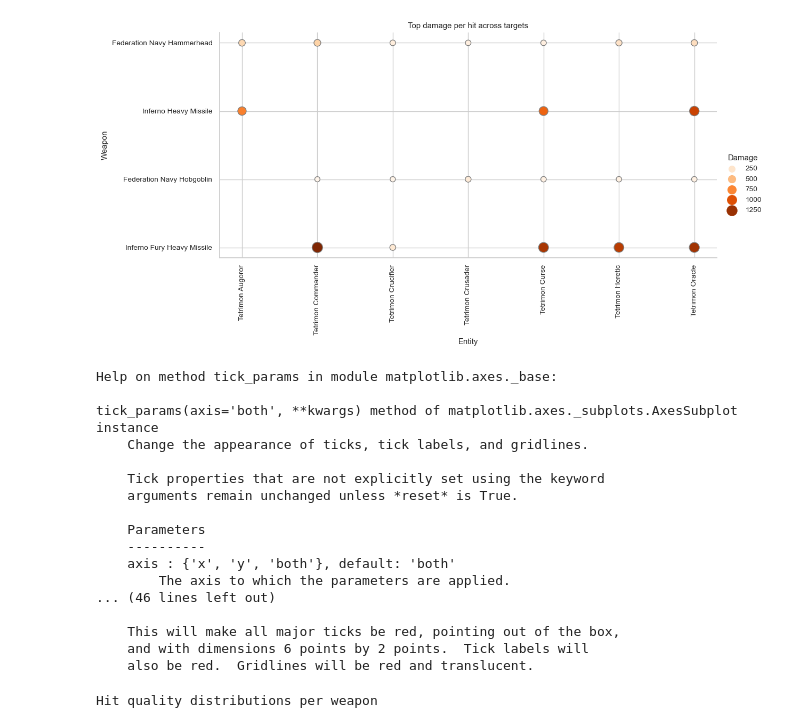
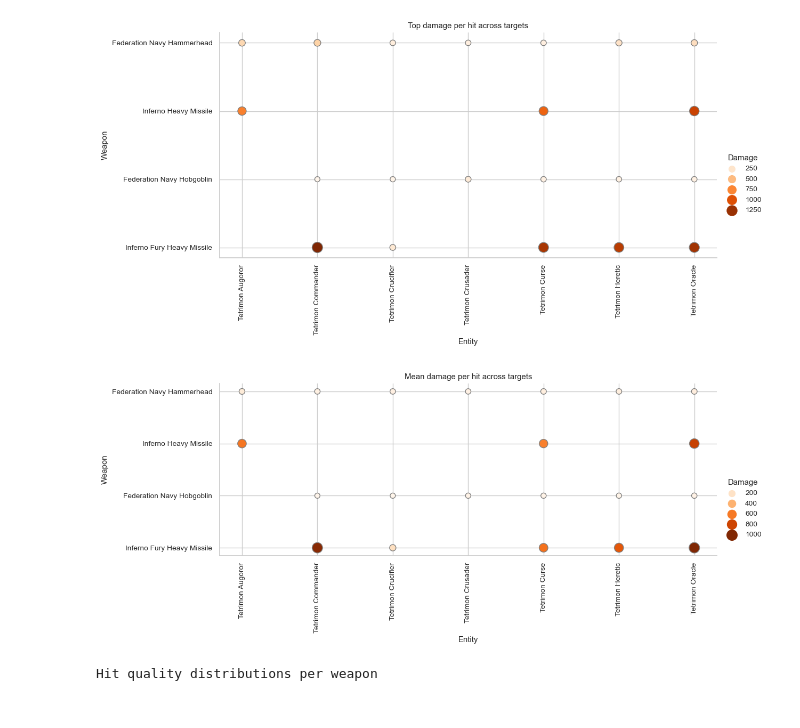
Before and after one commit to mislavskii/EvELogs, a Jupyter notebook: CombatInteractions-DJ.ipynb, the cells around one changed output. Cells and saved outputs as stored; diff of their text form; code cells hidden in the pictures.

```diff
--- a/CombatInteractions-DJ.ipynb
+++ b/CombatInteractions-DJ.ipynb
@@ -36,7 +39,7 @@ def pie_exploder(vals):
 ## 1. Data selection and acquisition.
 # %%
 # Gamelogs directory path - unique for each user. CHANGE TO YOUR VALUE HERE
-w_dir = 'D:\\Users\\misla\\Documents\\EVE\\logs\\Gamelogs\\'
+w_dir = r'D:\\WinDirs\\Documents\\EVE\\logs\\Gamelogs\\'
 w_dir = w_dir.replace('\\', '/')
 
 # Building the list of log files potentially suitable for analysis
@@ -135,7 +147,7 @@ Session Started: 2022.11.01 04:49:00
 ## 2. Preparing the data for analisys with Pandas.
 # %%
 lines = [line for line in lines if line.startswith('[ ')]
-lines = [line.strip('[ ').replace(' ]', '', 1) for line in lines]  # cleaning the timestamps
+lines = [line.strip('[ ').replace(' ]', '', 1).replace('\xa0', '_') for line in lines]  # cleaning the timestamps and nbspaces
 lines
 # %% [output]
 ['2022.11.01 04:51:16 (None) Undocking from Chidah VIII - Moon 17 - CONCORD Assembly Plant to Chidah solar system.',
@@ -567,6 +708,10 @@ if weapons:
     x.ax.tick_params(axis='x', rotation=90)
     plt.title('Mean damage per hit across targets')
     x.savefig('fig.png')
+    buf = io.BytesIO()
+    x.savefig(buf, format='png')
+    buf.seek(0)
+    im = Image.open(buf)
     plt.show()
 
 
@@ -583,25 +728,9 @@ if weapons:
 [figure]
 [figure]
 # %%
-help(x.ax.tick_params)
+im
 # %% [output]
-Help on method tick_params in module matplotlib.axes._base:
-
-tick_params(axis='both', **kwargs) method of matplotlib.axes._subplots.AxesSubplot instance
-    Change the appearance of ticks, tick labels, and gridlines.
-
-    Tick properties that are not explicitly set using the keyword
-    arguments remain unchanged unless *reset* is True.
-
-    Parameters
-    ----------
-    axis : {'x', 'y', 'both'}, default: 'both'
-        The axis to which the parameters are applied.
-... (46 lines left out)
-
-    This will make all major ticks be red, pointing out of the box,
-    and with dimensions 6 points by 2 points.  Tick labels will
-    also be red.  Gridlines will be red and translucent.
+[figure, added]
 # %%
 # Generating hit quality histograms with Seaborn
 if weapons:
```
Also changed, not shown: parts of 19 cells of this notebook.
